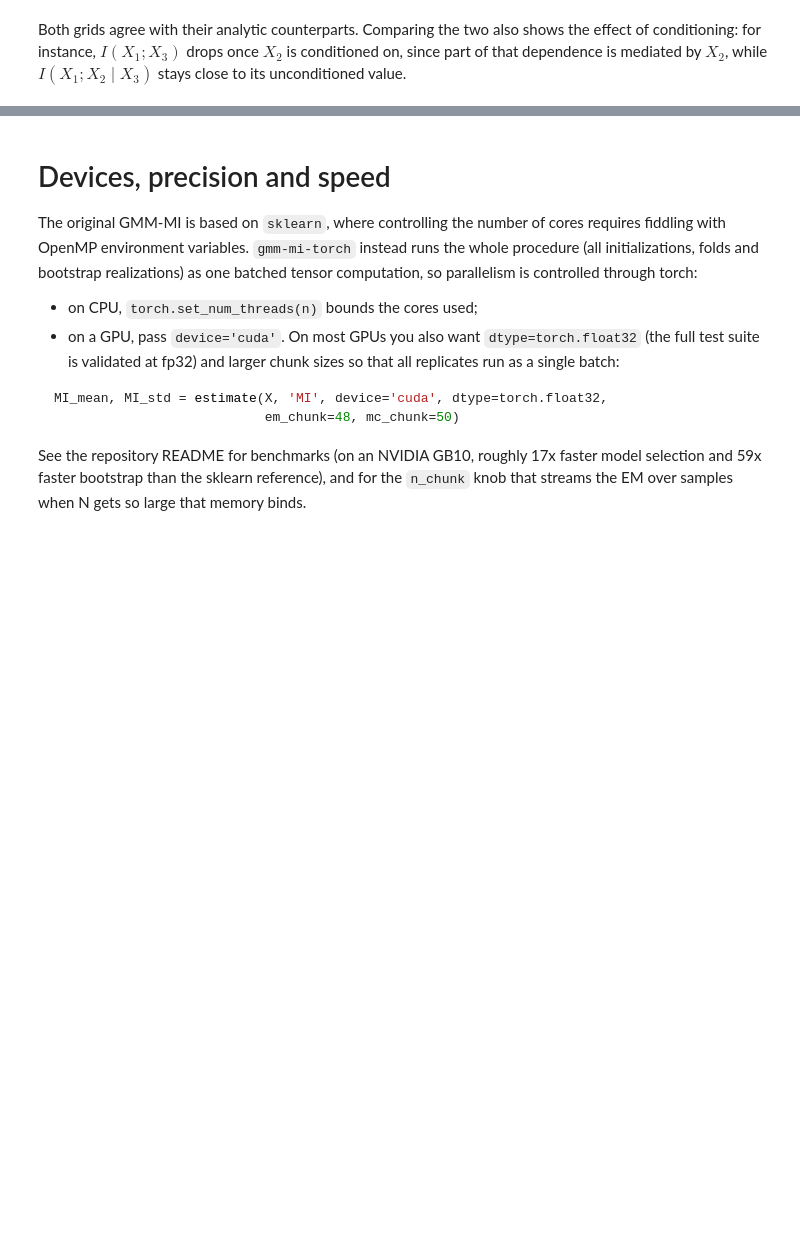
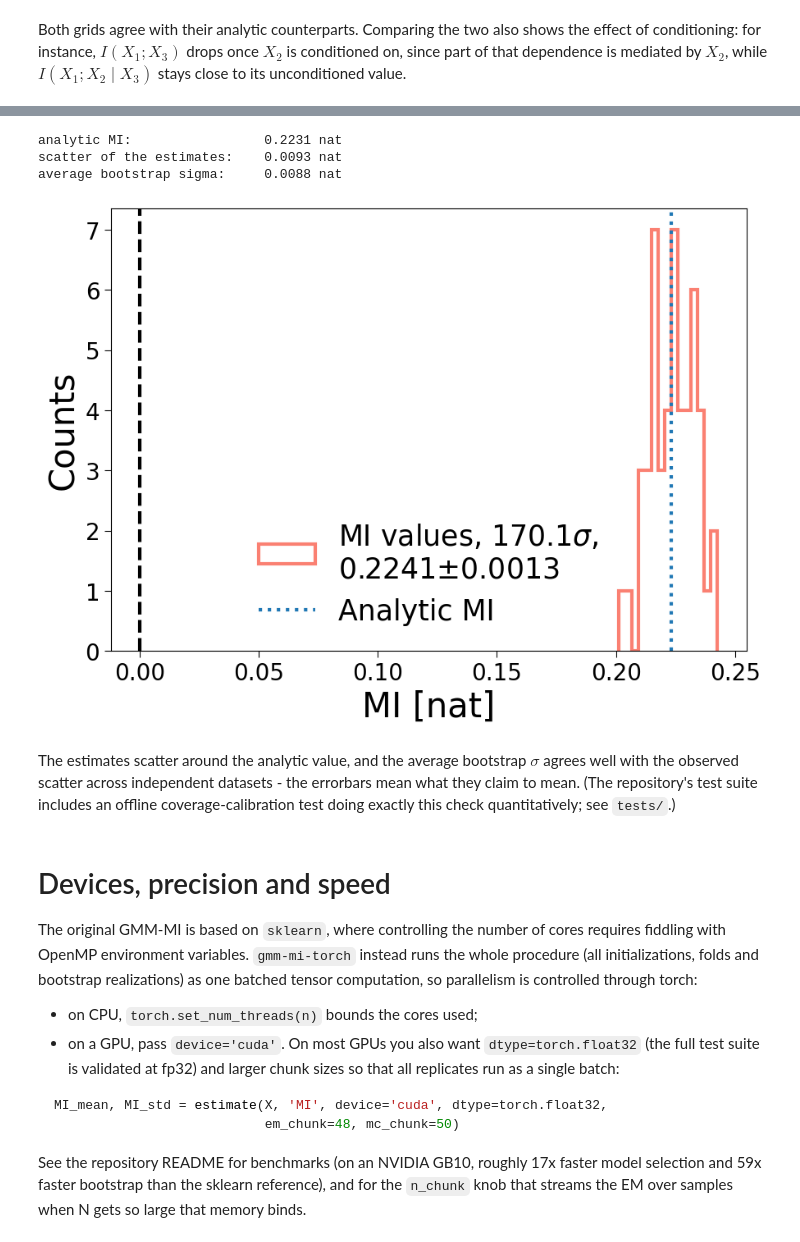
Before and after one commit to Cosmo-Pop/gmm-mi-torch, a Jupyter notebook: notebooks/walkthrough_and_pitfalls.ipynb, the cells around one changed output, grey strips where cells are left out. Cells and saved outputs as stored; diff of their text form; code cells hidden in the pictures; blank space fills up the shorter version.

```diff
--- a/notebooks/walkthrough_and_pitfalls.ipynb
+++ b/notebooks/walkthrough_and_pitfalls.ipynb
@@ -483,3 +488,30 @@ Both grids agree with their analytic counterparts. Comparing the two also shows
+# %%
+mean, cov = np.array([0, 0]), np.array([[1, 0.6], [0.6, 1]])
+analytic_MI = analytic_MI_gaussian(cov)
+
+n_repeats = 50
+means, stds = np.zeros(n_repeats), np.zeros(n_repeats)
+for r in range(n_repeats):
+    rng_r = np.random.default_rng(1000 + r)
+    X_r = rng_r.multivariate_normal(mean, cov, 5000)
+    means[r], stds[r] = estimate(X_r, 'MI', max_components=3, seed=r)
+
+print(f'analytic MI:                 {analytic_MI:.4f} nat')
+print(f'scatter of the estimates:    {means.std(ddof=1):.4f} nat')
+print(f'average bootstrap sigma:     {stds.mean():.4f} nat')
+# %% [output]
+analytic MI:                 0.2231 nat
+scatter of the estimates:    0.0093 nat
+average bootstrap sigma:     0.0088 nat
+# %%
+fig, ax = plt.subplots(1, 1, figsize=(10, 7))
+histogram_estimates(means, ax=ax, bins=15)
+ax.axvline(analytic_MI, ls=':', lw=3, c='C0', label='Analytic MI')
+ax.legend(fontsize=25, frameon=False);
+# %% [output]
+[figure, added]
+# %% [markdown]
+The estimates scatter around the analytic value, and the average bootstrap $\sigma$ agrees well with the observed scatter across independent datasets - the errorbars mean what they claim to mean. (The repository's test suite includes an offline coverage-calibration test doing exactly this check quantitatively; see `tests/`.)
 # %% [markdown]
 # Devices, precision and speed
 
```
Also changed, not shown: parts of 3 cells of this notebook, 1 other file.
